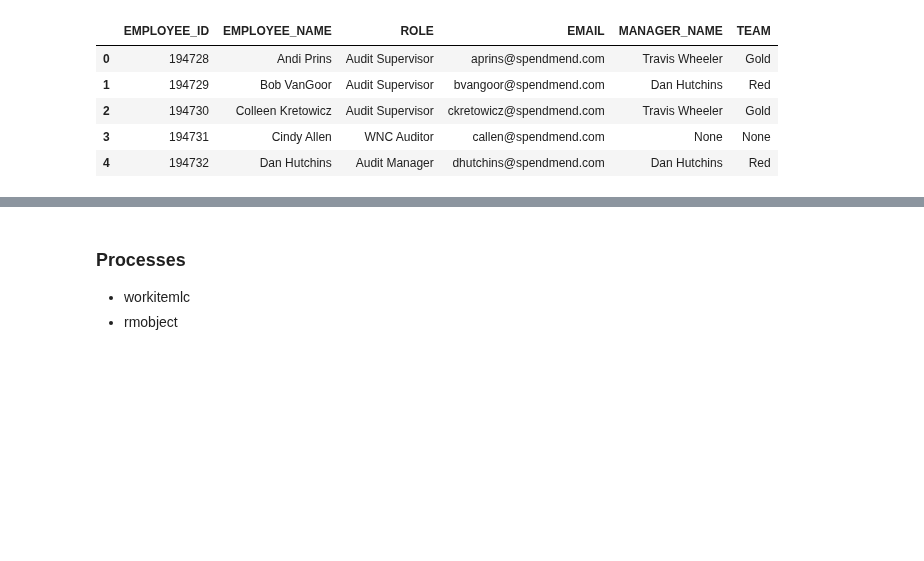
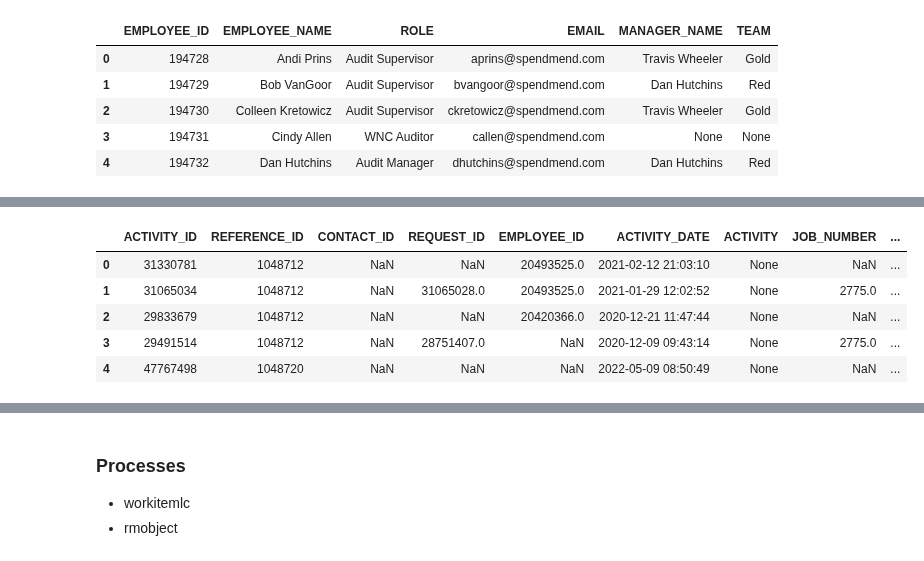
Before and after one commit to cpassorelli/call-reports, a Jupyter notebook: ipython/requests-data-warehouse-integration-silver.ipynb, the cells around one changed output, grey strips where cells are left out. Saved outputs shown, nothing was run; the diff lists cells and outputs as text; code cells hidden in the pictures; blank space fills up the shorter version.

Commit message:
activities

```diff
--- a/ipython/requests-data-warehouse-integration-silver.ipynb
+++ b/ipython/requests-data-warehouse-integration-silver.ipynb
@@ -134,0 +131,83 @@ Wall time: 543 ms
+# %%
+%%time
+from pyspark.sql import Window
+from pyspark.sql.functions import col, date_trunc, desc, dense_rank, isnull, length, lower, when
+
+conditions = [
+    col('NOTES').contains('contact information updated'),
+    col('NOTES').contains('statement request in project tracker'),
+    isnull('NOTES'),
+    isnull('REFERENCE_ID')
+]
+
+condition = ~(conditions[0] | conditions[1] | conditions[2] | conditions[3])
+window = dense_rank().over(Window.partitionBy(condition, 'REFERENCE_ID').orderBy(desc('ACTIVITY_DATE')))
+noteRank = when(condition, window)
+
+
+condition = ~(isnull('EMPLOYEE_ID') | isnull('REFERENCE_ID'))
+partitions = [
+    condition,
+    col('EMPLOYEE_ID'),
+    col('REFERENCE_ID')
+]
+window = dense_rank().over(Window.partitionBy(*partitions).orderBy(desc('ACTIVITY_DATE')))
+employeeRank = when(condition, window)
+
+
+contactColumn = when(col('ContactType') != 'N/A', col('ContactType'))
+noteColumn = when(length('Notes') < 4096, col('Notes'))
+
+mapping = create_map(
+    lit('Called Vendor'), lit('CALL'),
+    lit('Note Only'), lit('NOTE'),
+    lit('Emailed Vendor'), lit('EMAIL'),
+    lit('Received Call / Email'), lit('RESPONSE')
+)
+
+
+path = os.path.join(SILVER, 'activities')
+
+(
+    spark
+    .read
+    .parquet(os.path.join(BRONZE, 'StatementRequestActivityRecords'))
+    .withColumn('ActivityType', mapping[col('ActivityType')])
+    .withColumn('ContactType', contactColumn)
+    .withColumn('Notes', noteColumn)
+    .withColumnRenamed('ActivityUser', 'EMPLOYEE_NAME')
+    .join(
+        employees
+            .select('EMPLOYEE_ID', 'EMPLOYEE_NAME'),
+        on='EMPLOYEE_NAME',
+        how='left'
+    )
+    .selectExpr(
+        'ObjectID as ACTIVITY_ID',
+        'ReferenceNumber as REFERENCE_ID',
+        'VendorContactObjectID as CONTACT_ID',
+        'StatementRequestObjectID as REQUEST_ID',
+        'EMPLOYEE_ID',
+        'CreatedDate as ACTIVITY_DATE',
+        'ActivityType as ACTIVITY',
+        'JobNumber as JOB_NUMBER',
+        'JobName as JOB_NAME',
+        'CustomerVendorName as VENDOR_NAME',
+        'cast(ReferenceNumber as string) as REFERENCE_NUMBER',
+        'Outcome as OUTCOME',
+        'Notes as NOTES'
+    )
+    .withColumn('EMPLOYEE_REFERENCE_RANK', employeeRank)
+    .withColumn('NOTE_REFERENCE_RANK', noteRank)
+    .withColumn('ACTIVITY_DATE', date_trunc('second', 'ACTIVITY_DATE'))
+    .write
+    .mode('overwrite')
+    .parquet(path)
+)
+
+
+activities = spark.read.parquet(path)
+# activities.createOrReplaceTempView('activities')
+# display(activities)
+activities.limit(5).toPandas()
+# %% [output]
@@ -134,0 +216,6 @@ Wall time: 543 ms
+|  | ACTIVITY_ID | REFERENCE_ID | CONTACT_ID | REQUEST_ID | EMPLOYEE_ID | ACTIVITY_DATE | ACTIVITY | JOB_NUMBER | ... |
+| 0 | 31330781 | 1048712 | NaN | NaN | 20493525.0 | 2021-02-12 21:03:10 | None | NaN | ... |
+| 1 | 31065034 | 1048712 | NaN | 31065028.0 | 20493525.0 | 2021-01-29 12:02:52 | None | 2775.0 | ... |
+| 2 | 29833679 | 1048712 | NaN | NaN | 20420366.0 | 2020-12-21 11:47:44 | None | NaN | ... |
+| 3 | 29491514 | 1048712 | NaN | 28751407.0 | NaN | 2020-12-09 09:43:14 | None | 2775.0 | ... |
+| 4 | 47767498 | 1048720 | NaN | NaN | NaN | 2022-05-09 08:50:49 | None | NaN | ... |
```
Also changed, not shown: parts of 9 cells of this notebook, 1 other file.
